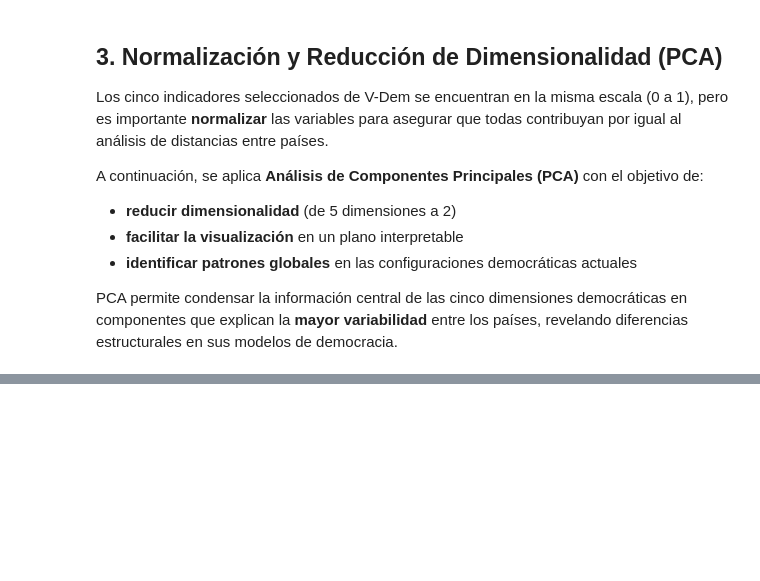
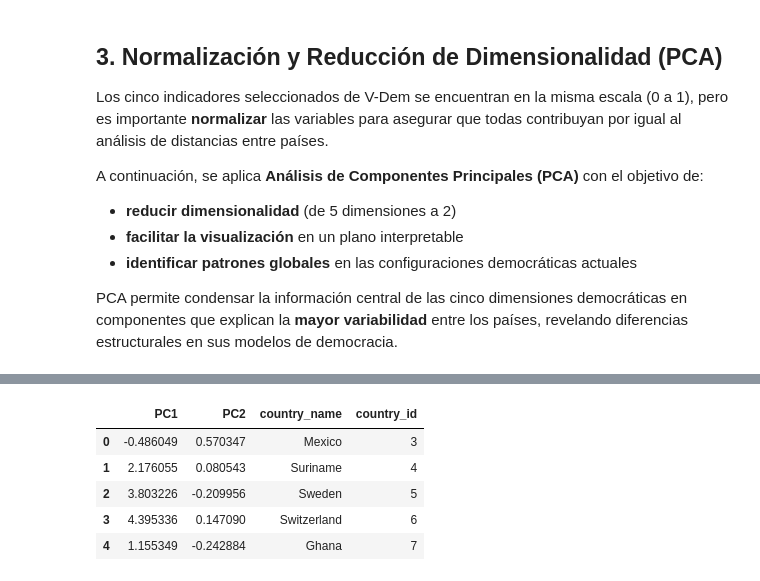
Before and after one commit to fernandezelias/VDem_Democracy_Clustering, a Jupyter notebook: notebooks/01_exploracion.ipynb, the cells around one changed output, grey strips where cells are left out. Drawn from its saved outputs; the diff is of its cells as text; code cells hidden in the pictures; blank space fills up the shorter version.

```diff
--- a/notebooks/01_exploracion.ipynb
+++ b/notebooks/01_exploracion.ipynb
@@ -273,0 +317,20 @@ modelos de democracia.
+# %%
+# --- Aplicación de PCA a los indicadores normalizados ---
+
+k=2
+pca = PCA(n_components=k)
+X_pca = pca.fit_transform(X_scaled)
+
+# Convertimos a DataFrame para facilitar análisis y visualización
+pca_df = pd.DataFrame(X_pca, columns=["PC1", "PC2"])
+pca_df["country_name"] = df_sel["country_name"].values
+pca_df["country_id"] = df_sel["country_id"].values
+
+pca_df.head()
+# %% [output]
+|  | PC1 | PC2 | country_name | country_id |
+| 0 | -0.486049 | 0.570347 | Mexico | 3 |
+| 1 | 2.176055 | 0.080543 | Suriname | 4 |
+| 2 | 3.803226 | -0.209956 | Sweden | 5 |
+| 3 | 4.395336 | 0.147090 | Switzerland | 6 |
+| 4 | 1.155349 | -0.242884 | Ghana | 7 |
```
Also changed, not shown: parts of 10 cells of this notebook.
